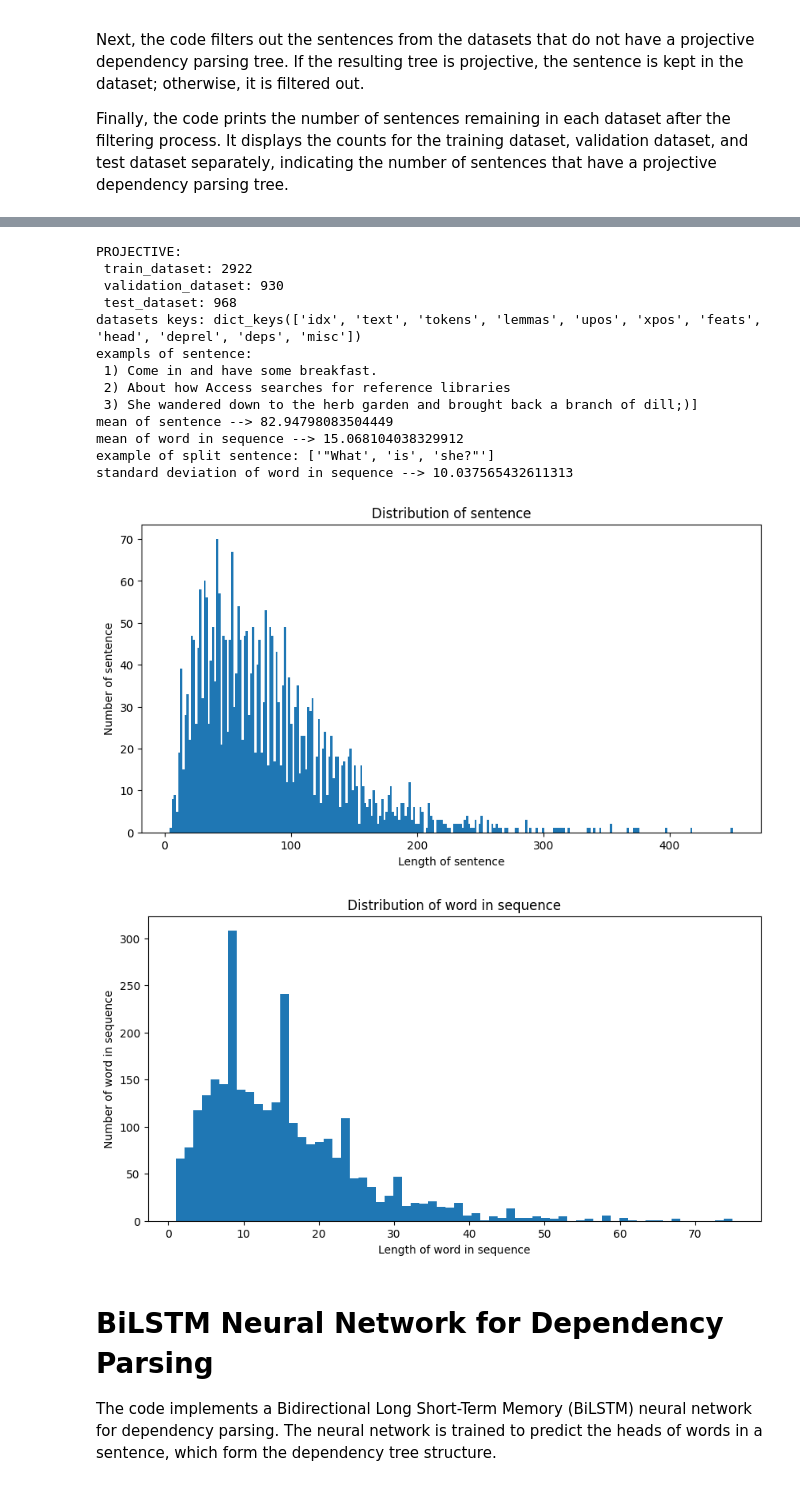
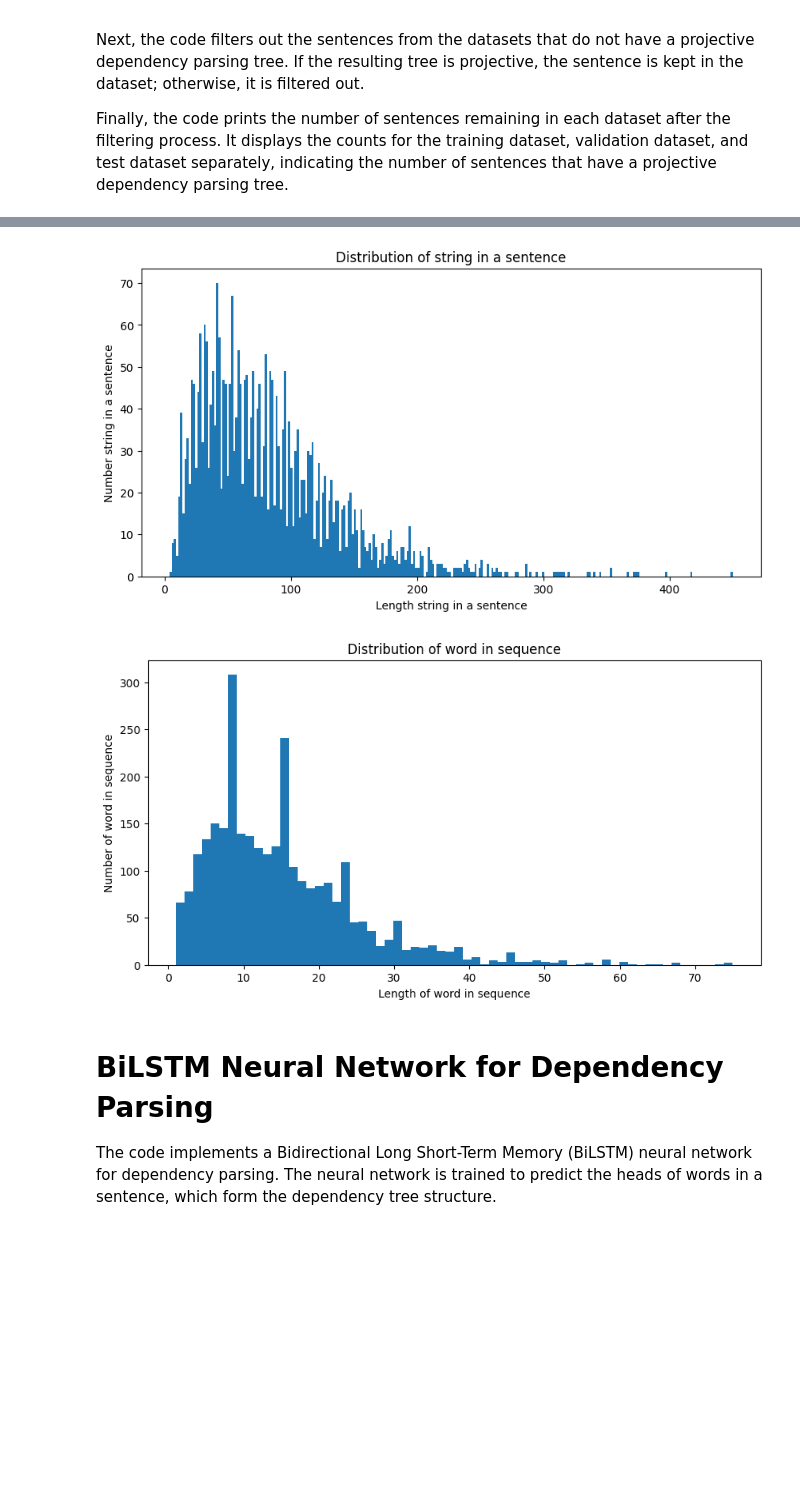
Before and after one commit to MatteoAndriolo/Neural_Dependency_Parsing, a Jupyter notebook: project/merge.ipynb, the cells around one changed output, grey strips where cells are left out. Drawn from its saved outputs; the diff is of its cells as text; code cells hidden in the pictures; blank space fills up the shorter version.

```diff
--- a/project/merge.ipynb
+++ b/project/merge.ipynb
@@ -481,16 +432,4 @@ class AttentionConvert(Block):
 # %%
-
-print(
-    f"train_dataset: {len(train_dataset)}, validation_dataset: {len(validation_dataset)}, test_dataset: {len(test_dataset)}" # type:ignore
-)
-
-train_dataset = train_dataset.filter(lambda x: is_projective([-1] + list(map(int, x["head"]))))
-validation_dataset = validation_dataset.filter(lambda x: is_projective([-1] + list(map(int, x["head"]))))
-test_dataset = test_dataset.filter(lambda x: is_projective([-1] + list(map(int, x["head"]))))
-
-print(
-    f"PROJECTIVE: \n train_dataset: {len(train_dataset)} \n validation_dataset: {len(validation_dataset)} \n test_dataset: {len(test_dataset)}" # type:ignore
-)
 def type_of_datasets(x):
     return x[0].keys()
 
@@ -501,9 +440,9 @@ def distribution_of_sentence(x):
     list_len = [len(s) for s in x]
     unique_count = len(np.unique(list_len))
     plt.figure(figsize=(10,5))
-    plt.title("Distribution of sentence")
-    plt.xlabel("Length of sentence")
-    plt.ylabel("Number of sentence")
+    plt.title("Distribution of string in a sentence")
+    plt.xlabel("Length string in a sentence")
+    plt.ylabel("Number string in a sentence")
     plt.hist(list_len, bins= unique_count)
 
 def mean_of_word_in_sequence(x):
@@ -523,11 +462,13 @@ def distribution_standard(x):
 
 
 print(f"datasets keys: {type_of_datasets(train_dataset)}")
-print(f"exampls of sentence:\n 1) {train_dataset['text'][np.random.randint(0,len(train_dataset))]}\n 2) {train_dataset['text'][np.random.randint(0, len(train_dataset))]}\n 3) {train_dataset['text'][np.random.randint(0, len(train_dataset))]})]")
+print(f"exampls of string sentence:\n 1) {train_dataset['text'][np.random.randint(0,len(train_dataset))]}\n 2) {train_dataset['text'][np.random.randint(0, len(train_dataset))]}\n 3) {train_dataset['text'][np.random.randint(0, len(train_dataset))]})]")
 distribution_of_sentence(train_dataset['text'])
 print(f"mean of sentence --> {mean_of_sentence(train_dataset['text'])}")
 distribution_of_word_in_sequence(train_dataset['text'])
 print(f"mean of word in sequence --> {mean_of_word_in_sequence(train_dataset['text'])}")
 print(f"example of split sentence: {train_dataset['text'][np.random.randint(0, len(train_dataset))].split()}")
 print(f"standard deviation of word in sequence --> {distribution_standard(train_dataset['text'])}")
+print(f"example of tokens: \n 1) {train_dataset['tokens'][np.random.randint(0, len(train_dataset))]} \n 2) {train_dataset['tokens'][np.random.randint(0, len(train_dataset))]} \n 3) {train_dataset['tokens'][np.random.randint(0, len(train_dataset))]} \n 4) {train_dataset['tokens'][np.random.randint(0, len(train_dataset))]}")
+print(f"heads of tokens: \n 1) {train_dataset['head'][np.random.randint(0, len(train_dataset))]} \n 2) {train_dataset['head'][np.random.randint(0, len(train_dataset))]} \n 3) {train_dataset['head'][np.random.randint(0, len(train_dataset))]} \n 4) {train_dataset['head'][np.random.randint(0, len(train_dataset))]}")
 # %% [output]
@@ -535,17 +494,4 @@ train_dataset: 2922, validation_dataset: 930, test_dataset: 968
-PROJECTIVE:
- train_dataset: 2922
- validation_dataset: 930
- test_dataset: 968
-datasets keys: dict_keys(['idx', 'text', 'tokens', 'lemmas', 'upos', 'xpos', 'feats', 'head', 'deprel', 'deps', 'misc'])
-exampls of sentence:
- 1) Come in and have some breakfast.
- 2) About how Access searches for reference libraries
- 3) She wandered down to the herb garden and brought back a branch of dill;)]
-mean of sentence --> 82.94798083504449
-mean of word in sequence --> 15.068104038329912
-example of split sentence: ['"What', 'is', 'she?"']
-standard deviation of word in sequence --> 10.037565432611313
-[figure, old version]
+[figure, new version]
 [figure]
 # %% [markdown]
 # BiLSTM Neural Network for Dependency Parsing
```
Also changed, not shown: parts of 3 cells of this notebook.
